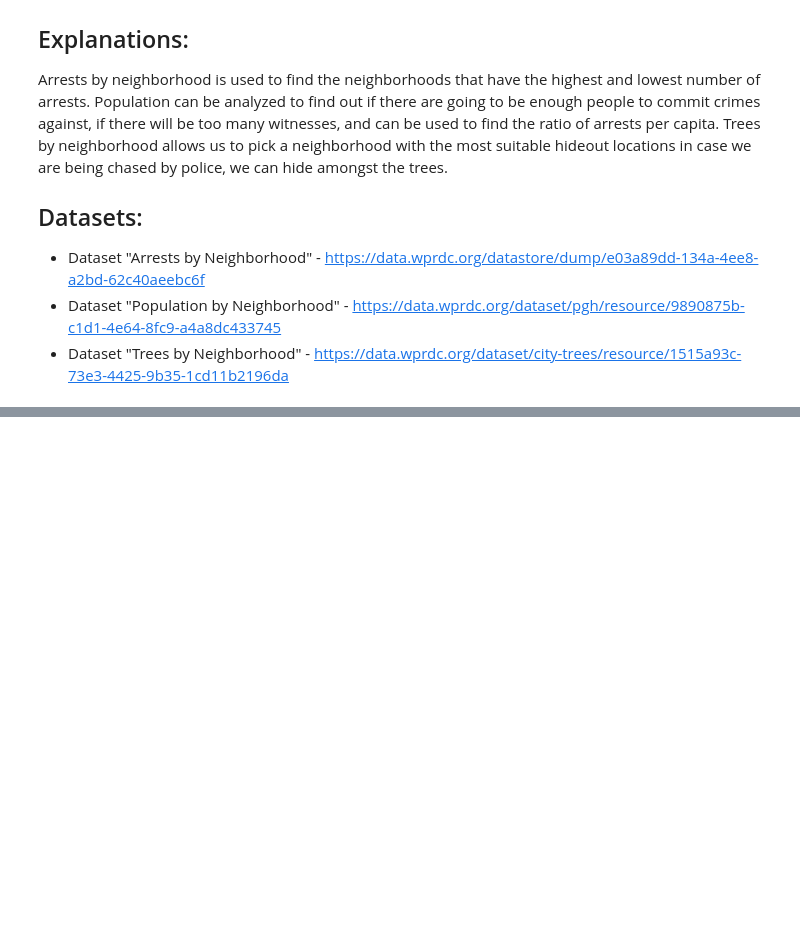
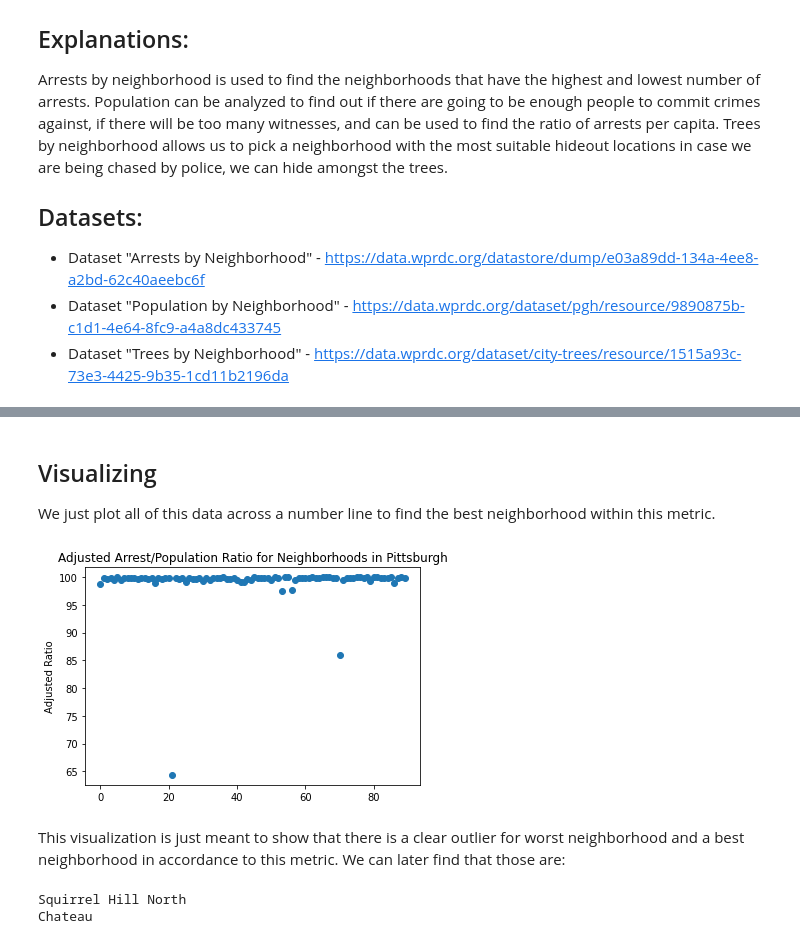
Before and after one commit to CadenMilne04/BestNeighborhoodPGH, a Jupyter notebook: FinalNotebook-2.ipynb, the cells around one changed output, grey strips where cells are left out. Drawn from its saved outputs; the diff is of its cells as text; code cells hidden in the pictures; blank space fills up the shorter version.

```diff
--- a/FinalNotebook-2.ipynb
+++ b/FinalNotebook-2.ipynb
@@ -15,0 +190,8 @@ Arrests by neighborhood is used to find the neighborhoods that have the highest
+# %%
+nh1 = []
+nh2 = incidents_per_neighborhood.index.values
+for i in range(len(df_pop)):
+    nh_name = df_pop['Neighborhood'][i]
+    nh1.append(nh_name)
+
+print(list(set(nh1).symmetric_difference(set(nh2))))
@@ -15,0 +231,13 @@ Arrests by neighborhood is used to find the neighborhoods that have the highest
+# %%
+print(vals_both)
+nb_pop = {}
+for i in vals_both:
+    nb_pop[i] = vals_both[i][0]
+print(nb_pop)
+
+popData = pd.DataFrame([nb_pop])
+popDF = popData.transpose()
+popDF = popDF.rename(columns={0: 'Population'})
+
+sortedPop = popDF.sort_values('Population', ascending=True)
+sortedPop
@@ -15,0 +263,5 @@ Arrests by neighborhood is used to find the neighborhoods that have the highest
+# %%
+vals_ratio = {}
+for i in vals_both:
+    vals_ratio[i] = vals_both[i][1]/vals_both[i][0]
+print(vals_ratio)
@@ -15,0 +278,5 @@ Arrests by neighborhood is used to find the neighborhoods that have the highest
+# %%
+vals_ratio_adj = {}
+for i in vals_ratio:
+    vals_ratio_adj[i] = 100-(vals_ratio[i])
+print(vals_ratio_adj)
@@ -15,0 +306,23 @@ Arrests by neighborhood is used to find the neighborhoods that have the highest
+# %% [markdown]
+## Visualizing
+We just plot all of this data across a number line to find the best neighborhood within this metric.
+# %%
+ratios_adj = vals_ratio_adj.values()
+nums = list(range(len(ratios_adj)))
+plt.scatter(nums, ratios_adj)
+plt.ylabel("Adjusted Ratio")
+plt.title("Adjusted Arrest/Population Ratio for Neighborhoods in Pittsburgh")
+plt.show()
+# %% [output]
+[figure, added]
+# %% [markdown]
+This visualization is just meant to show that there is a clear outlier for worst neighborhood and a best neighborhood in accordance to this metric. We can later find that those are:
+# %%
+max_value = max(vals_ratio_adj, key=vals_ratio_adj.get)
+print(max_value)
+
+min_value = min(vals_ratio_adj, key=vals_ratio_adj.get)
+print(min_value)
+# %% [output]
+Squirrel Hill North
+Chateau
```
Also changed, not shown: parts of 70 cells of this notebook.
